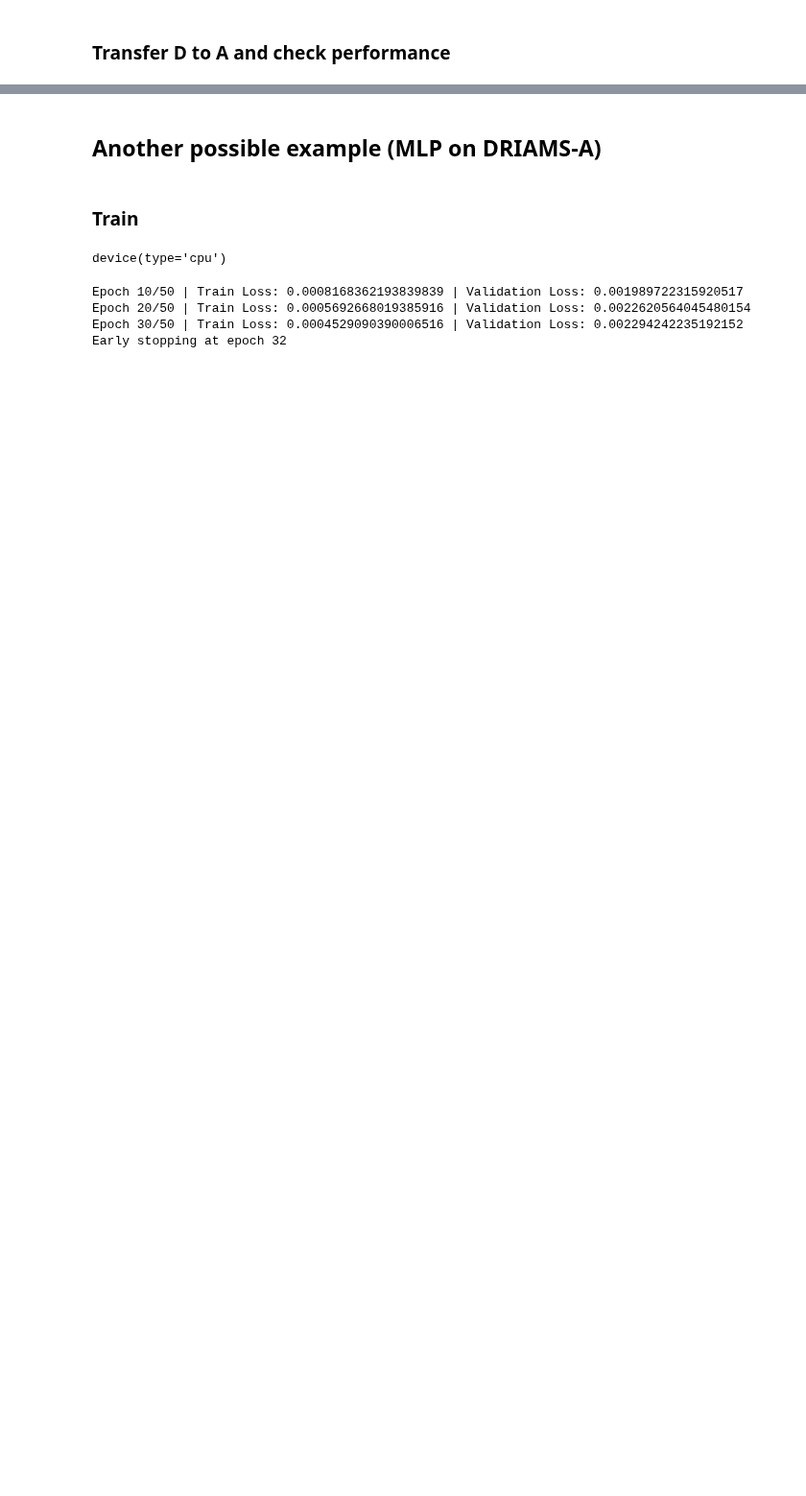
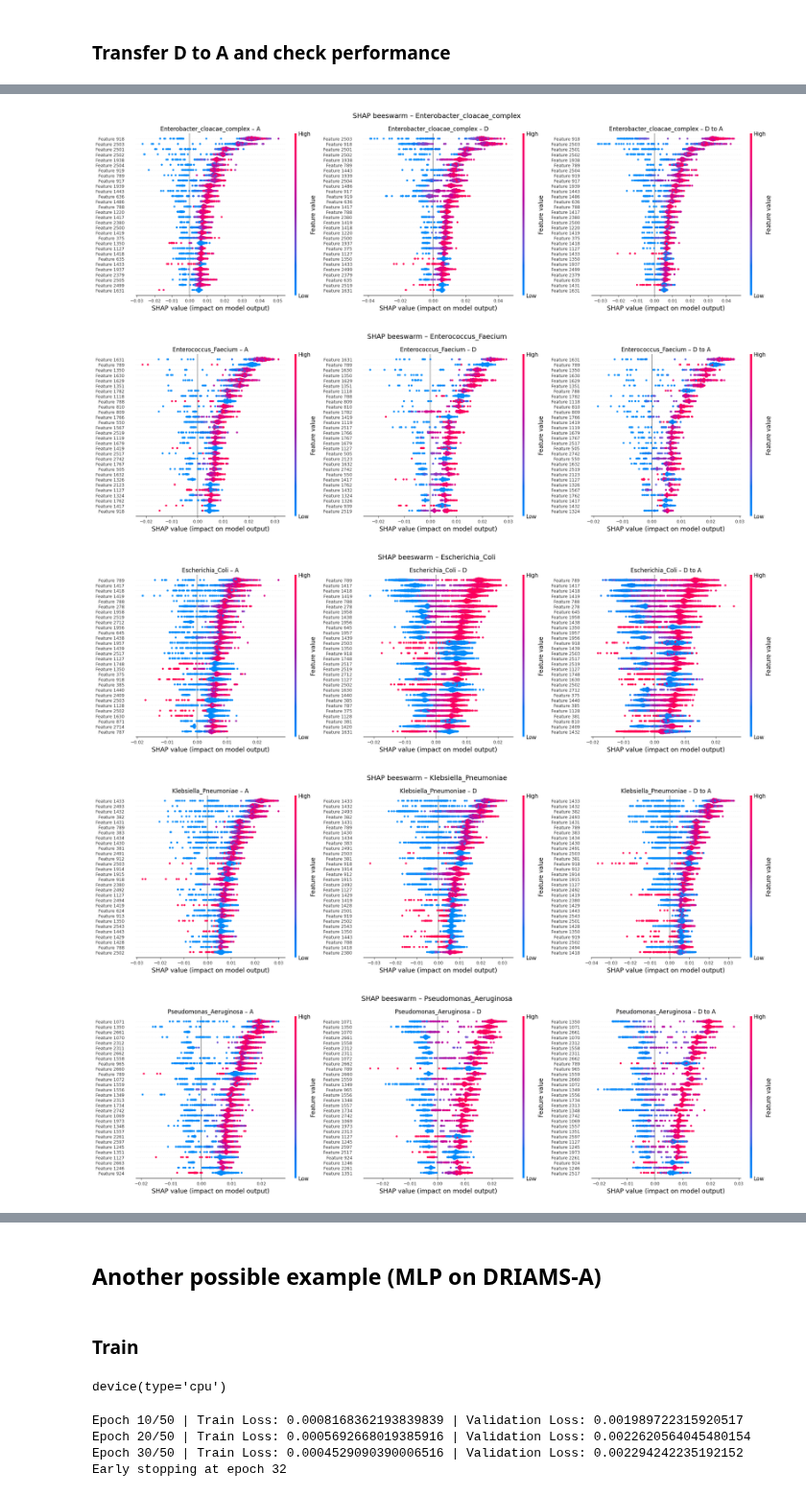
Before and after one commit to alexgaarciia/MALDIAlign, a Jupyter notebook: experiments/notebooks/style_transfer/style_transfer_multidecoder_prior.ipynb, the cells around one changed output, grey strips where cells are left out. Shown at 96% size. Drawn from its saved outputs; the diff is of its cells as text; code cells hidden in the pictures; blank space fills up the shorter version.

```diff
--- a/experiments/notebooks/style_transfer/style_transfer_multidecoder_prior.ipynb
+++ b/experiments/notebooks/style_transfer/style_transfer_multidecoder_prior.ipynb
@@ -667,0 +669,5 @@ Specificity Macro: 0.9883
+# %%
+explainer = shap.TreeExplainer(rf_driamsA)
+shap_A = explainer.shap_values(X_test)
+shap_D = explainer.shap_values(dataD)
+shap_D_to_A = explainer.shap_values(X_D_to_A)
@@ -667,0 +717,64 @@ Specificity Macro: 0.9883
+# %%
+n_species = shap_A.shape[2]
+K = 30
+
+for sp in range(n_species):
+
+    class_label = rf_driamsA.classes_[sp]
+
+    idx_A = np.where(y_test == class_label)[0]
+    idx_D = np.where(labelD == class_label)[0]
+
+    if len(idx_A) == 0 or len(idx_D) == 0:
+        continue
+
+    fig, axes = plt.subplots(
+        1, 3,
+        figsize=(20, 6)
+    )
+
+    plt.sca(axes[0])
+    shap.summary_plot(
+        shap_A[idx_A, :, sp],
+        X_test[idx_A],
+        max_display=K,
+        show=False,
+        plot_size=None
+    )
+    axes[0].set_title(f"{class_label} – A", fontsize=12)
+    axes[0].tick_params(axis="y", labelsize=9)
+    axes[0].tick_params(axis="x", labelsize=9)
+
+    plt.sca(axes[1])
+    shap.summary_plot(
+        shap_D[idx_D, :, sp],
+        dataD[idx_D],
+        max_display=K,
+        show=False,
+        plot_size=None
+    )
+    axes[1].set_title(f"{class_label} – D", fontsize=12)
+    axes[1].tick_params(axis="y", labelsize=9)
+    axes[1].tick_params(axis="x", labelsize=9)
+
+    plt.sca(axes[2])
+    shap.summary_plot(
+        shap_D_to_A[idx_D, :, sp],
+        X_D_to_A[idx_D],
+        max_display=K,
+        show=False,
+        plot_size=None
+    )
+    axes[2].set_title(f"{class_label} – D to A", fontsize=12)
+    axes[2].tick_params(axis="y", labelsize=9)
+    axes[2].tick_params(axis="x", labelsize=9)
+
+    plt.suptitle(f"SHAP beeswarm – {class_label}", fontsize=14)
+    plt.tight_layout()
+    plt.show()
+# %% [output]
+[figure, added]
+[figure, added]
+[figure, added]
+[figure, added]
+[figure, added]
```
Also changed, not shown: parts of 11 cells of this notebook.
